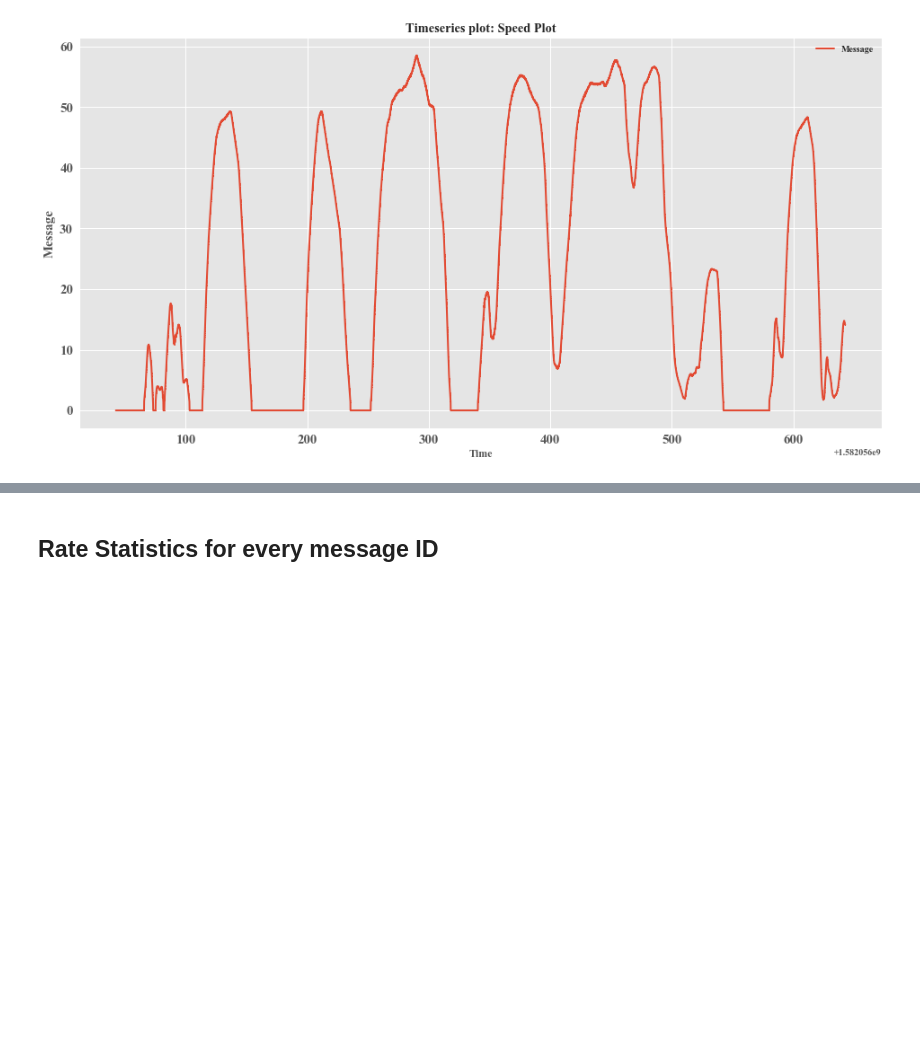
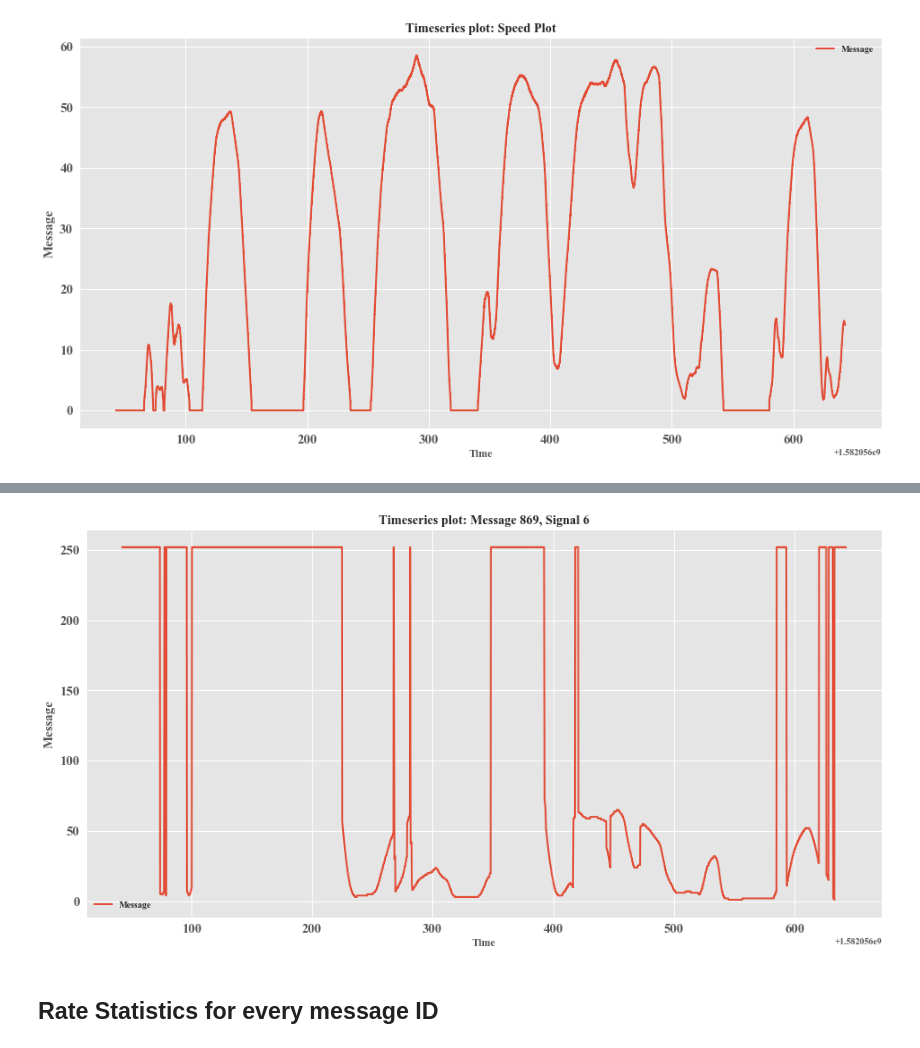
Before and after one commit to jmscslgroup/strym, a Jupyter notebook: notebook/strymread_example.ipynb, the cells around one changed output, grey strips where cells are left out. Drawn from its saved outputs; the diff is of its cells as text; code cells hidden in the pictures; blank space fills up the shorter version.

Commit message:
Reran notebook demonstrating message retrieval for message ID 869

```diff
--- a/notebook/strymread_example.ipynb
+++ b/notebook/strymread_example.ipynb
@@ -36,0 +39,3 @@ strym.plt_ts(speed, title="Speed Plot")
+# %%
+msg869 = r.get_ts(869, 6)
+msg869
@@ -37,3 +56,7 @@ strym.plt_ts(speed, title="Speed Plot")
+# %%
+strym.plt_ts(msg869, title="Message 869, Signal 6")
+# %% [output]
+[figure, added]
 # %% [markdown]
 ## Rate Statistics for every message ID
 # %%
```
Also changed, not shown: parts of 2 cells of this notebook.
